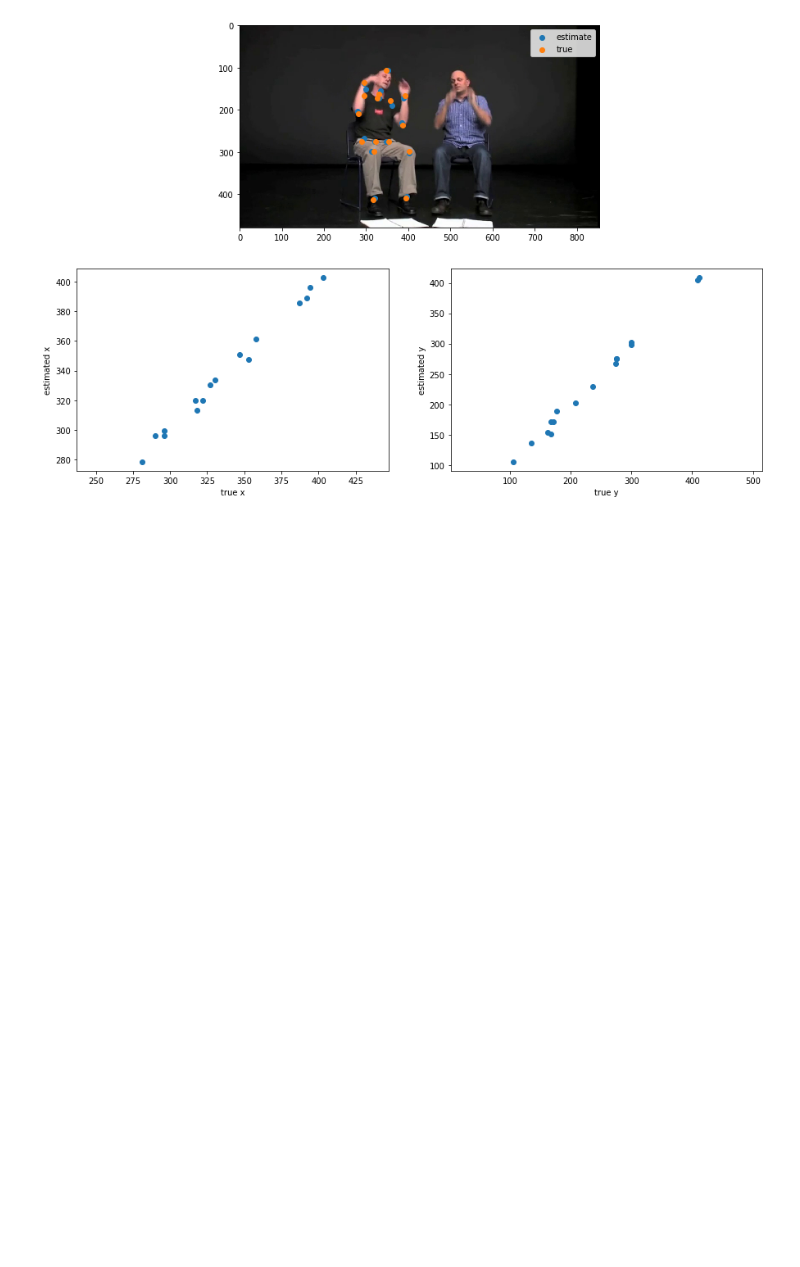
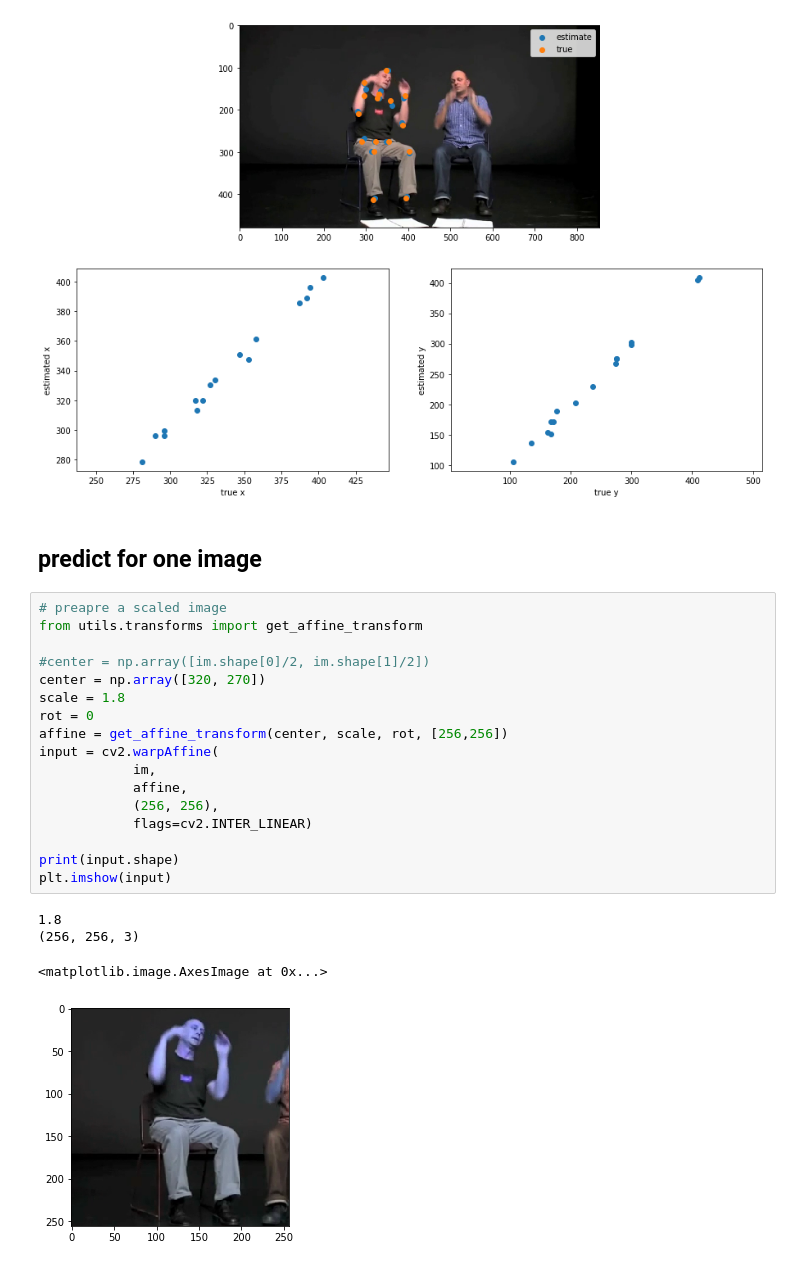
Before and after one commit to ys7yoo/HRNet, a Jupyter notebook: test_mpii.ipynb, the cells around one changed output. Cells and saved outputs as stored; diff of their text form; blank space fills up the shorter version.

Commit message:
it works for one input image

```diff
--- a/test_mpii.ipynb
+++ b/test_mpii.ipynb
@@ -486,3 +486,27 @@ plt.axis('equal')
 plt.savefig('result_{}.jpg'.format(idx_sample))
 # %% [output]
 [figure]
+# %% [markdown]
+## predict for one image
+# %%
+# preapre a scaled image
+from utils.transforms import get_affine_transform
+
+#center = np.array([im.shape[0]/2, im.shape[1]/2])
+center = np.array([320, 270])
+scale = 1.8
+rot = 0
+affine = get_affine_transform(center, scale, rot, [256,256])
+input = cv2.warpAffine(
+            im,
+            affine,
+            (256, 256),
+            flags=cv2.INTER_LINEAR)
+
+print(input.shape)
+plt.imshow(input)
+# %% [output]
+1.8
+(256, 256, 3)
+<matplotlib.image.AxesImage at 0x...>
+[figure, added]
```
Also changed, not shown: parts of 3 cells of this notebook.
